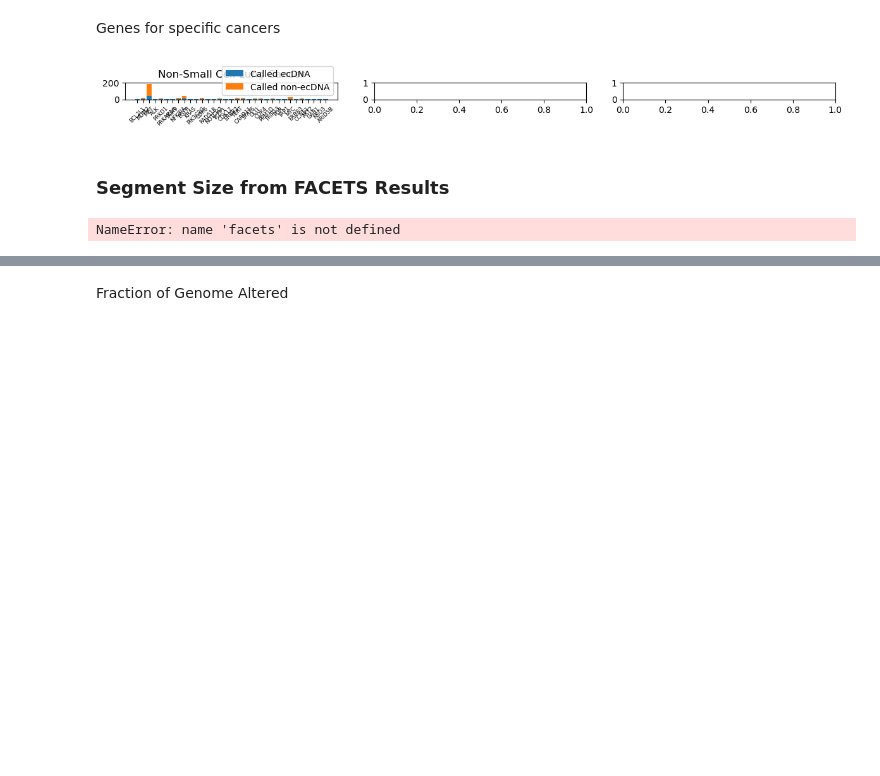
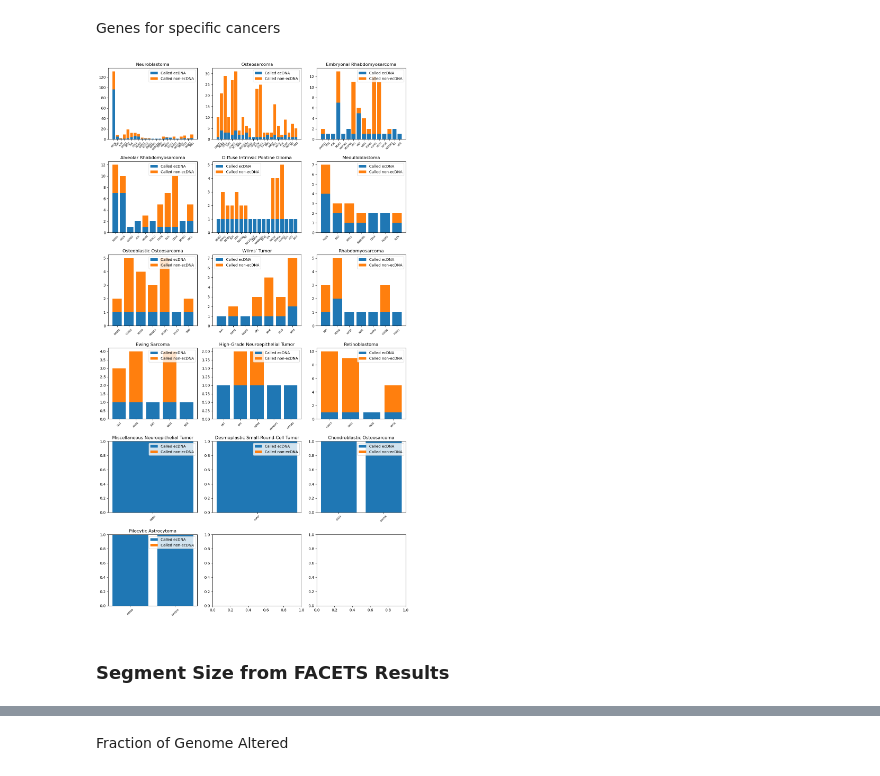
Before and after one commit to mskcc/Penguin, a Jupyter notebook: notebooks/echo_visualize.ipynb, the cells around one changed output, grey strips where cells are left out. Saved outputs shown, nothing was run; the diff lists cells and outputs as text; code cells hidden in the pictures; blank space fills up the shorter version.

```diff
--- a/notebooks/echo_visualize.ipynb
+++ b/notebooks/echo_visualize.ipynb
@@ -282,5 +293,9 @@ ecDNA_patient['facets_combined_status'] = ecDNA_patient['ecDNAStatusStr'] + " &
 # %%
-ecDNA_patient_binary = ecDNA_patient[['vitalStatus', 'ecDNAStatus', analysis_type, 'oncogeneAmp', 'facetsAmp']].astype(str)
+if use_facets :
+    ecDNA_patient_binary = ecDNA_patient[['vitalStatus', 'ecDNAStatus', analysis_type, 'oncogeneAmp', 'facetsAmp']].astype(str)
+else :
+    ecDNA_patient_binary = ecDNA_patient[['vitalStatus', 'ecDNAStatus', analysis_type, 'oncogeneAmp']].astype(str)
+
 ecDNA_patient_binary_filtered = ecDNA_patient_binary.dropna(subset=[analysis_type])
 ecDNA_patient_binary_filtered = ecDNA_patient_binary[ecDNA_patient_binary[analysis_type] != 'nan']
 
@@ -311,7 +322,9 @@ warnings.filterwarnings('ignore')
 # Change the labels from true/false to ecDNA status
 ecDNA_patient_binary_filtered['ecDNAStatus'] = ecDNA_patient_binary_filtered['ecDNAStatus'].replace({'True': 'ecDNA', 'False': 'non-ecDNA'})
 ecDNA_patient_binary_filtered['Status'] = ecDNA_patient_binary_filtered['ecDNAStatus'] + " & " + ecDNA_patient_binary_filtered['oncogeneAmp']
-ecDNA_patient_binary_filtered['facetsStatus'] = ecDNA_patient_binary_filtered['ecDNAStatus'] + " & " + ecDNA_patient_binary_filtered['facetsAmp']
+
+if use_facets :
+    ecDNA_patient_binary_filtered['facetsStatus'] = ecDNA_patient_binary_filtered['ecDNAStatus'] + " & " + ecDNA_patient_binary_filtered['facetsAmp']
 # %%
 crosstab_cancerType = pd.crosstab(ecDNA_patient_binary_filtered[analysis_type], ecDNA_patient_binary_filtered['Status'])
 crosstab_cancerType = crosstab_cancerType.loc[crosstab_cancerType.sum(axis = 1) >= 10]
@@ -420,12 +434,13 @@ plt.legend()
 # %%
-kmf = KaplanMeierFitter()
-for status in ecDNA_patient_nona['facets_combined_status'].unique():
-    subset = ecDNA_patient_nona[ecDNA_patient_nona['facets_combined_status'] == status]
-    kmf.fit(subset['osMonths'], event_observed=(subset['vitalStatus'] == 'DECEASED'))
+if use_facets :
+    kmf = KaplanMeierFitter()
+    for status in ecDNA_patient_nona['facets_combined_status'].unique():
+        subset = ecDNA_patient_nona[ecDNA_patient_nona['facets_combined_status'] == status]
+        kmf.fit(subset['osMonths'], event_observed=(subset['vitalStatus'] == 'DECEASED'))
 
-    kmf.plot(show_censors=False, ci_show=True, label=f'{status}')
+        kmf.plot(show_censors=False, ci_show=True, label=f'{status}')
 
-# # Add labels and legend
-plt.title('Overall Kaplan-Meier Survival Curves for ecDNA and FACETS Amplification')
-plt.xlabel("")
-plt.legend()
+    # # Add labels and legend
+    plt.title('Overall Kaplan-Meier Survival Curves for ecDNA and FACETS Amplification')
+    plt.xlabel("")
+    plt.legend()
@@ -909,6 +927,6 @@ for gene in gene_ecDNA_count :
     # Default to max number
     if total_num == 0 :
         print(f"{gene} Not Found. Using {number_im3 + number_im5 + number_im6 + number_im7}")
-        total_num = number_im3 + number_im5 + number_im6 + number_im7
+        total_num = max(1,number_im3 + number_im5 + number_im6 + number_im7)
     gene_ecDNA_percentages[gene] = gene_ecDNA_count[gene]/total_num
 # %% [output]
@@ -1031,21 +1052,21 @@ for ctype in cancer_types :
         ctype_non_dicts.append(ctype_non_dict)
         cancers_with_ecDNA.append(ctype)
 # %%
-fig, axs = plt.subplots((len(cancers_with_ecDNA)+2)//3, 3, figsize = (12, 1.2 * len(cancers_with_ecDNA)))
+fig, axs = plt.subplots((len(cancers_with_ecDNA)+2)//3, 3, figsize = (12, 2 + 1.2 * len(cancers_with_ecDNA)))
 axs = axs.flatten()
 
 for i, ctype in enumerate(cancers_with_ecDNA) :
         labels = list(ctype_dicts[i].keys())
         values_dict1 = [ctype_dicts[i].get(label, 0) for label in labels]
         values_dict2 = [ctype_non_dicts[i].get(label, 0) for label in labels]
         axs[i].bar(labels, values_dict1)
         axs[i].bar(labels, values_dict2, bottom = values_dict1)
 
         axs[i].set_title(ctype)
         axs[i].set_xticklabels(labels, rotation=45, fontsize=6)
         axs[i].set_xlabel('')
         axs[i].legend((p1[0], p2[0]), ('Called ecDNA', 'Called non-ecDNA'))
 
 fig.tight_layout()
 # %% [output]
-[figure, old version]
+[figure, new version]
@@ -1070,25 +1073,24 @@ fig.tight_layout()
 # %% [markdown]
 ### Segment Size from FACETS Results
 # %%
-facets_seq_length = facets.dropna(subset = ['seg_length'])
+if use_facets :
+    facets_seq_length = facets.dropna(subset = ['seg_length'])
 
-# Build a dictionary for ecDNA
-ecDNA_gene_dict = {}
-for i, row in echo.iterrows() :
-    if row['ecDNA_status'] == 'ecDNA' :
-        to_hash = row['tumorSampleId'] + '_' + row['gene']
-        ecDNA_gene_dict[to_hash] = True
+    # Build a dictionary for ecDNA
+    ecDNA_gene_dict = {}
+    for i, row in echo.iterrows() :
+        if row['ecDNA_status'] == 'ecDNA' :
+            to_hash = row['tumorSampleId'] + '_' + row['gene']
+            ecDNA_gene_dict[to_hash] = True
 
-# Fill in facets column
-facets_seq_length['ecDNA'] = 'non-ecDNA'
-facets_seq_length['amped'] = False
+    # Fill in facets column
+    facets_seq_length['ecDNA'] = 'non-ecDNA'
+    facets_seq_length['amped'] = False
 
-for i, row in facets_seq_length.iterrows() :
-    to_hash = row['sample'] + '_' + row['gene']
-    if to_hash in ecDNA_gene_dict :
-        facets_seq_length.loc[i, 'ecDNA'] = 'ecDNA'
-    if "AMP" in row['cn_state'] or "GAIN" in row['cn_state'] :
-        facets_seq_length.loc[i, 'amped'] = True
+    for i, row in facets_seq_length.iterrows() :
+        to_hash = row['sample'] + '_' + row['gene']
+        if to_hash in ecDNA_gene_dict :
+            facets_seq_length.loc[i, 'ecDNA'] = 'ecDNA'
+        if "AMP" in row['cn_state'] or "GAIN" in row['cn_state'] :
+            facets_seq_length.loc[i, 'amped'] = True
-# %% [output]
-NameError: name 'facets' is not defined
 # %%
```
Also changed, not shown: parts of 42 cells of this notebook, 1 other file.
